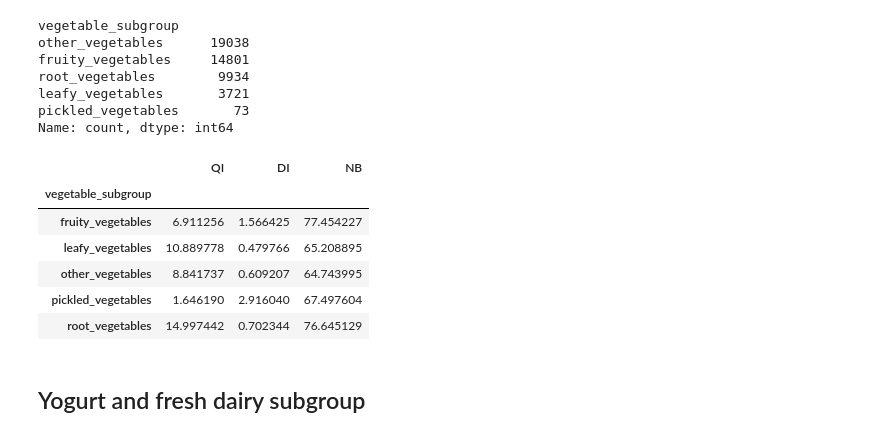
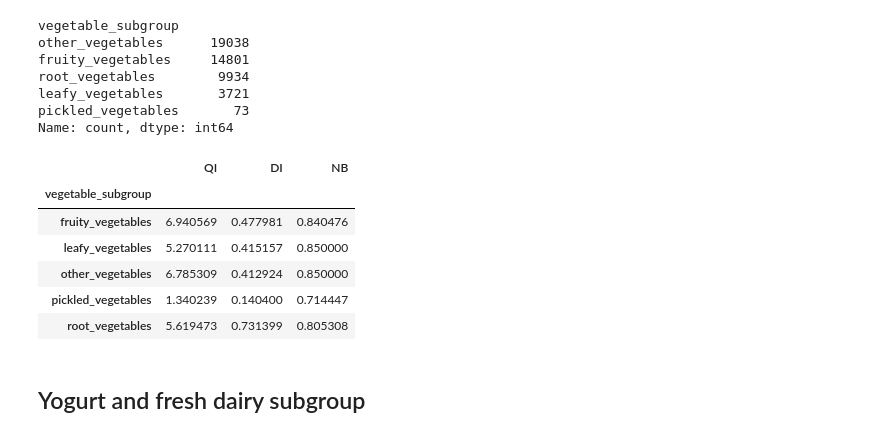
Before and after one commit to sskyxx/Bachelor-Project, a Jupyter notebook: Nutrient_metric.ipynb, the cells around one changed output. Drawn from its saved outputs; the diff is of its cells as text; code cells hidden in the pictures.

```diff
--- a/Nutrient_metric.ipynb
+++ b/Nutrient_metric.ipynb
@@ -194,9 +194,9 @@ def calculate_qi_ratios(row, nutrient_cols):
     for nutr in nutrient_cols:
         qi_ratios[nutr + "_ratio"] = row[nutr + '_scaled'] / nutrient_info[nutr]['target']
 
-    qi_ratios["QI"] = np.sum([i for i in qi_ratios.values()]) / len(
-        nutrient_cols
-    )
+    qi_ratios["QI"] = np.sum([i for i in qi_ratios.values()]) / len(nutrient_cols)
+
+    #qi_ratios["QI"] = np.median([i for i in qi_ratios.values()])
 
     qi_ratios["combined_name"] = row["combined_name"]
     qi_ratios["food_group"] = row["food_group"]
@@ -211,9 +211,9 @@ def calculate_di_ratios(row, nutrient_cols):
     for nutr in nutrient_cols:
         di_ratios[nutr + "_ratio"] = row[nutr + '_scaled'] / nutrient_info[nutr]['target']
 
-    di_ratios["DI"] = np.sum([i for i in di_ratios.values()]) / len(
-        nutrient_cols
-    )
+    di_ratios["DI"] = np.sum([i for i in di_ratios.values()]) / len(nutrient_cols)
+
+    #di_ratios["DI"] = np.median([i for i in di_ratios.values()])
 
     di_ratios["combined_name"] = row["combined_name"]
     di_ratios["food_group"] = row["food_group"]
@@ -231,7 +231,9 @@ def calculate_nb(row, nutrient_cols):
     for nutrient in nutrient_cols:
       nb_ratios[nutrient + '_truncated'] = min(qi[nutrient + '_ratio'], 1)
 
-    nb_ratios['NB'] = np.sum([i for i in nb_ratios.values()]) / len(nutrient_cols) * 100
+
+    nb_ratios["NB"] = np.sum([i for i in nb_ratios.values()]) / len(nutrient_cols)
+    #nb_ratios['NB'] = np.median([i for i in nb_ratios.values()]) * 100
 
     nb_ratios["combined_name"] = qi["combined_name"]
     nb_ratios["food_group"] = qi["food_group"]
@@ -418,15 +440,15 @@ leafy_vegetables       3721
 pickled_vegetables       73
 Name: count, dtype: int64
 # %%
-df_vegetables.groupby('vegetable_subgroup')[['QI', 'DI', 'NB']].mean(numeric_only=True)
+df_vegetables.groupby('vegetable_subgroup')[['QI', 'DI', 'NB']].median(numeric_only=True)
 # %% [output]
 |  | QI | DI | NB |
 | vegetable_subgroup |  |  |  |
-| fruity_vegetables | 6.911256 | 1.566425 | 77.454227 |
-| leafy_vegetables | 10.889778 | 0.479766 | 65.208895 |
-| other_vegetables | 8.841737 | 0.609207 | 64.743995 |
-| pickled_vegetables | 1.646190 | 2.916040 | 67.497604 |
-| root_vegetables | 14.997442 | 0.702344 | 76.645129 |
+| fruity_vegetables | 6.940569 | 0.477981 | 0.840476 |
+| leafy_vegetables | 5.270111 | 0.415157 | 0.850000 |
+| other_vegetables | 6.785309 | 0.412924 | 0.850000 |
+| pickled_vegetables | 1.340239 | 0.140400 | 0.714447 |
+| root_vegetables | 5.619473 | 0.731399 | 0.805308 |
 # %% [markdown]
 ## Yogurt and fresh dairy subgroup
 # %%
```
Also changed, not shown: parts of 35 cells of this notebook.
